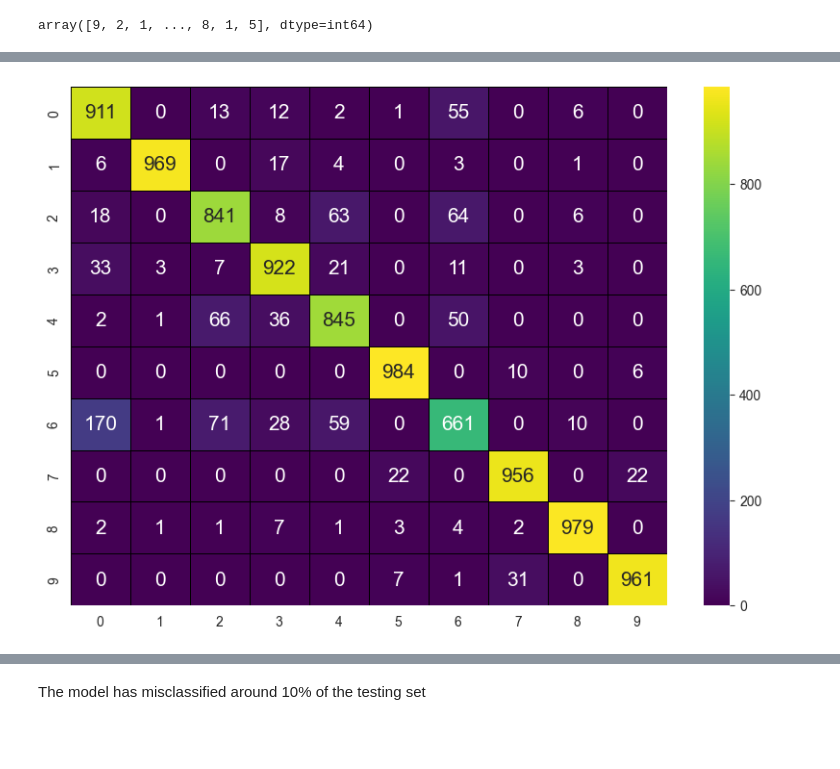
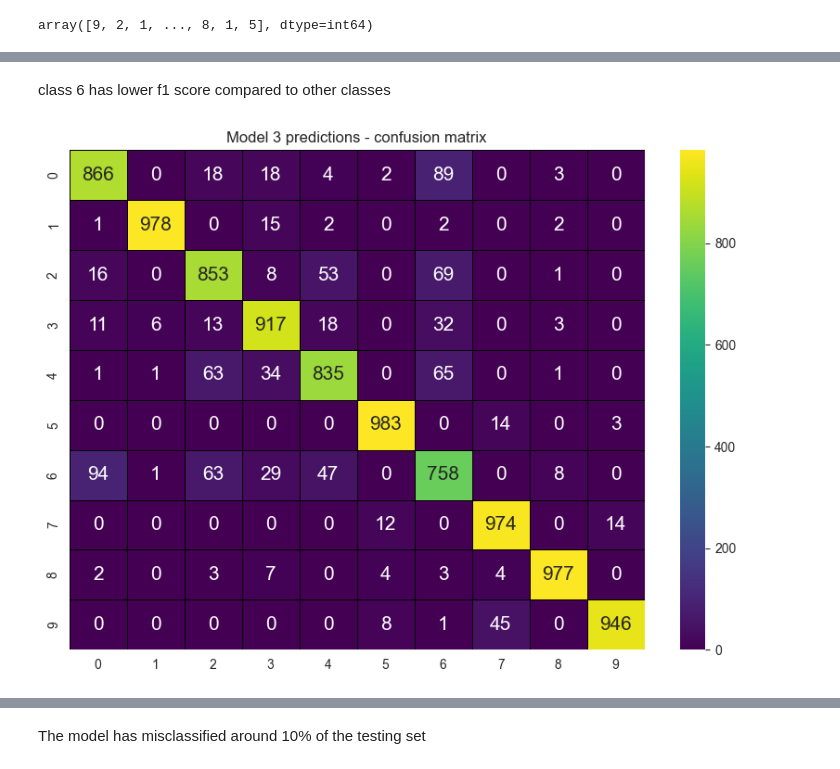
Before and after one commit to 0xArwa/Image-classification-CNN, a Jupyter notebook: DL-Assignment-2 (Image Classification with CNN)-Student.ipynb, the cells around one changed output, grey strips where cells are left out. Cells and saved outputs as stored; diff of their text form; code cells hidden in the pictures; blank space fills up the shorter version.

```diff
--- a/DL-Assignment-2 (Image Classification with CNN)-Student.ipynb
+++ b/DL-Assignment-2 (Image Classification with CNN)-Student.ipynb
@@ -172,7 +180,7 @@ X_test.shape
 # we have 10 classes to be encoded
 y_train_enc = to_categorical(y_train, 10)
 y_test_enc = to_categorical(y_test, 10)
-
+y_val_enc = to_categorical(y_val, 10)
 y_test_enc.shape
 # %% [output]
 (10000, 10)
@@ -362,6 +370,13 @@ Total params: 2561738 (9.77 MB)
 Trainable params: 2561738 (9.77 MB)
 Non-trainable params: 0 (0.00 Byte)
 _________________________________________________________________
+# %%
+early_stop2 = EarlyStopping(
+    monitor='val_loss',
+    mode='min', # minimize
+    patience=3,
+    restore_best_weights=True
+)
 # %%
 model_2.fit(
     X_train,
@@ -474,8 +494,8 @@ model_3.fit(
     y_train_enc,
     batch_size = 64,
     epochs = 25,
-    validation_data=(X_test, y_test_enc),# why did we use test here ??
-    callbacks=[early_stop],
+    validation_data=(X_val, y_val_enc),# why did we use test here ??
+    callbacks=[early_stop2],
 )
 # %% [output]
 Epoch 1/25
@@ -868,5 +903,5 @@ Model 2 has the best results but we need to further examination for the classes
 # %%
-y_pred = model_2.predict(X_test, verbose=0)
+y_pred = model_3.predict(X_test, verbose=0)
 # %%
 y_pred = np.argmax(y_pred, axis=1)
 y_pred
@@ -894,19 +929,22 @@ weighted avg       0.92      0.92      0.92     10000
+# %% [markdown]
+class 6 has lower f1 score compared to other classes
 # %%
 conv_mat = confusion_matrix(y_test, y_pred)
 # %%
 plt.figure(figsize=(10, 7))
 sns.heatmap(
     conv_mat,
     annot=True,
     cmap='viridis',
     linewidths=0.5,
     linecolor='black',
     fmt='g',
     annot_kws={"size": 15},
 )
+plt.title('Model 3 predictions - confusion matrix')
 plt.show()
 # %% [output]
-[figure, old version]
+[figure, new version]
 # %%
 np.not_equal(y_test, y_pred).sum()
 # %% [output]
```
Also changed, not shown: parts of 78 cells of this notebook.
